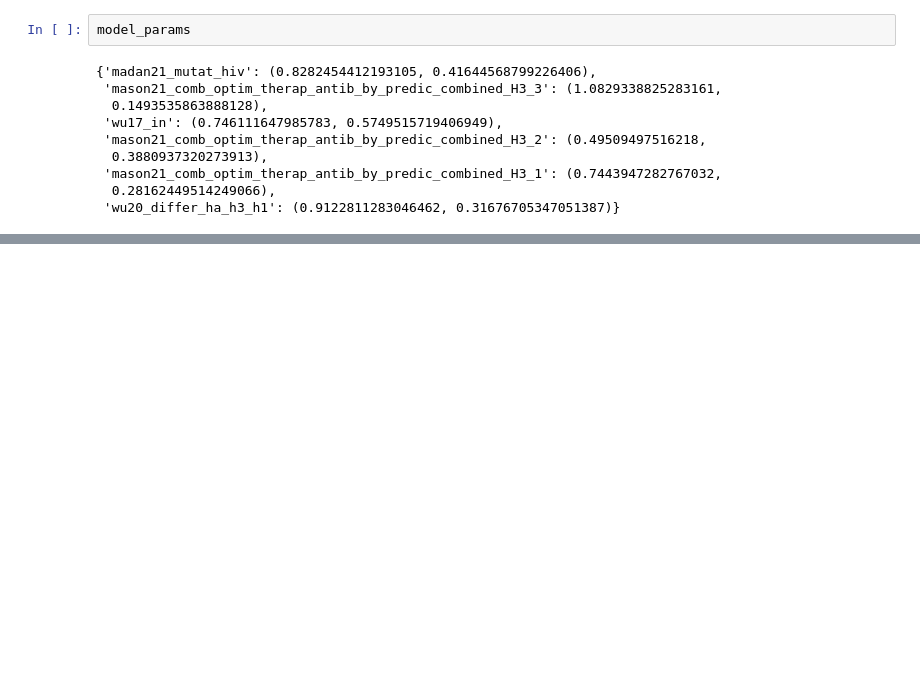
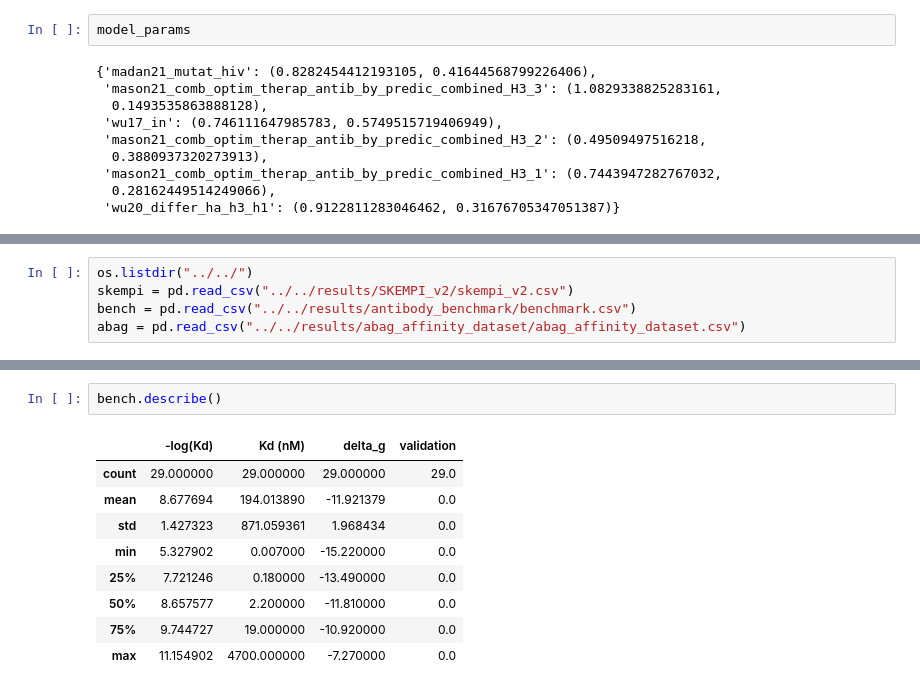
Before and after one commit to FabianTraxler/ag_binding_affinity, a Jupyter notebook: src/data_analysis/Finding_Optimal_h_function.ipynb, the cells around one changed output, grey strips where cells are left out. Cells and saved outputs as stored; diff of their text form; blank space fills up the shorter version.

```diff
--- a/src/data_analysis/Finding_Optimal_h_function.ipynb
+++ b/src/data_analysis/Finding_Optimal_h_function.ipynb
@@ -168,0 +187,5 @@ model_params
+# %%
+os.listdir("../../")
+skempi = pd.read_csv("../../results/SKEMPI_v2/skempi_v2.csv")
+bench = pd.read_csv("../../results/antibody_benchmark/benchmark.csv")
+abag = pd.read_csv("../../results/abag_affinity_dataset/abag_affinity_dataset.csv")
@@ -168,0 +204,12 @@ model_params
+# %%
+bench.describe()
+# %% [output]
+|  | -log(Kd) | Kd (nM) | delta_g | validation |
+| count | 29.000000 | 29.000000 | 29.000000 | 29.0 |
+| mean | 8.677694 | 194.013890 | -11.921379 | 0.0 |
+| std | 1.427323 | 871.059361 | 1.968434 | 0.0 |
+| min | 5.327902 | 0.007000 | -15.220000 | 0.0 |
+| 25% | 7.721246 | 0.180000 | -13.490000 | 0.0 |
+| 50% | 8.657577 | 2.200000 | -11.810000 | 0.0 |
+| 75% | 9.744727 | 19.000000 | -10.920000 | 0.0 |
+| max | 11.154902 | 4700.000000 | -7.270000 | 0.0 |
```
Also changed, not shown: parts of 3 cells of this notebook.
